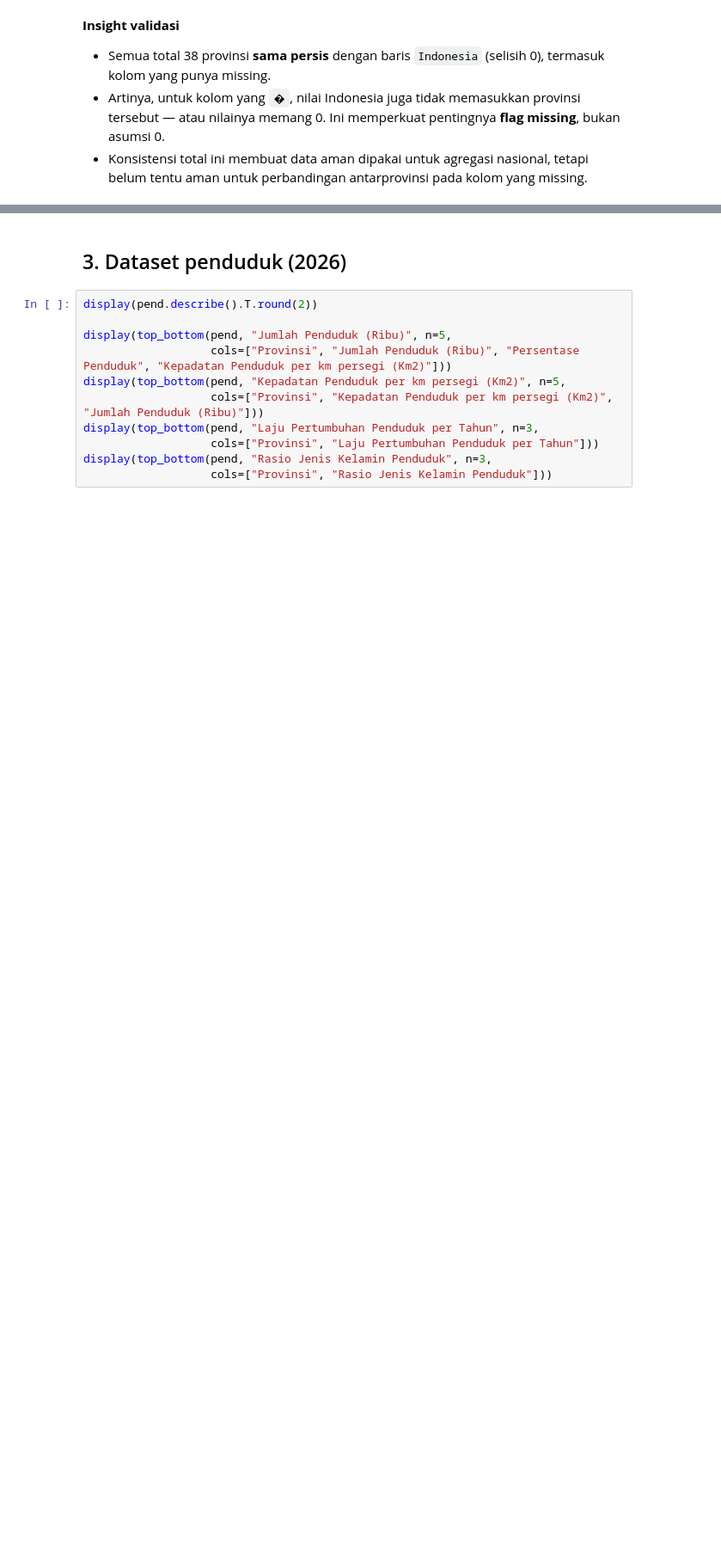
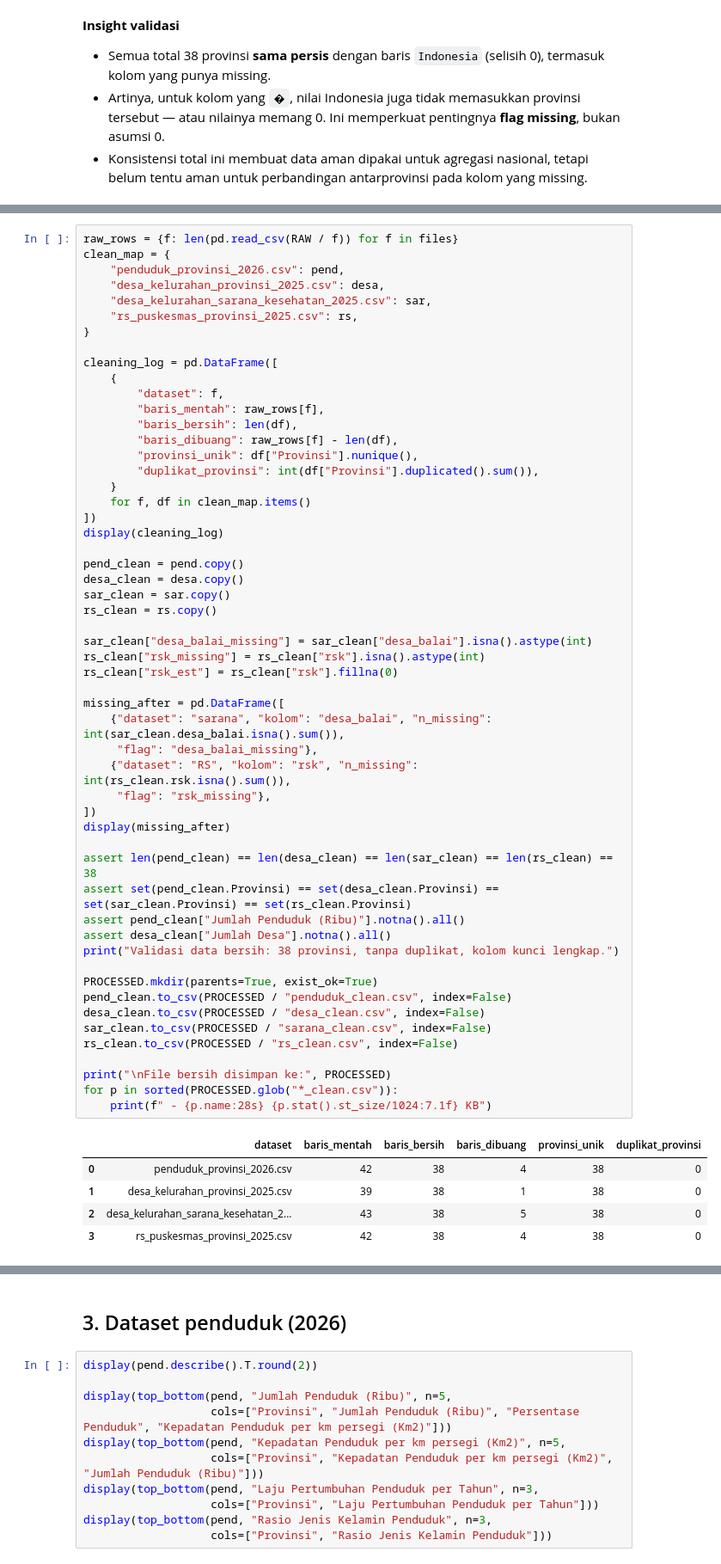
Before and after one commit to LeandroJovan/pemerataan-faskes-indonesia, a Jupyter notebook: notebooks/01_data_understanding.ipynb, the cells around one changed output, grey strips where cells are left out. Shown at 86% size. Saved outputs shown, nothing was run; the diff lists cells and outputs as text; blank space fills up the shorter version.

Commit message:
data understanding v.2

```diff
--- a/notebooks/01_data_understanding.ipynb
+++ b/notebooks/01_data_understanding.ipynb
@@ -288,0 +291,60 @@ display(checks.round(2))
+# %%
+raw_rows = {f: len(pd.read_csv(RAW / f)) for f in files}
+clean_map = {
+    "penduduk_provinsi_2026.csv": pend,
+    "desa_kelurahan_provinsi_2025.csv": desa,
+    "desa_kelurahan_sarana_kesehatan_2025.csv": sar,
+    "rs_puskesmas_provinsi_2025.csv": rs,
+}
+
+cleaning_log = pd.DataFrame([
+    {
+        "dataset": f,
+        "baris_mentah": raw_rows[f],
+        "baris_bersih": len(df),
+        "baris_dibuang": raw_rows[f] - len(df),
+        "provinsi_unik": df["Provinsi"].nunique(),
+        "duplikat_provinsi": int(df["Provinsi"].duplicated().sum()),
+    }
+    for f, df in clean_map.items()
+])
+display(cleaning_log)
+
+pend_clean = pend.copy()
+desa_clean = desa.copy()
+sar_clean = sar.copy()
+rs_clean = rs.copy()
+
+sar_clean["desa_balai_missing"] = sar_clean["desa_balai"].isna().astype(int)
+rs_clean["rsk_missing"] = rs_clean["rsk"].isna().astype(int)
+rs_clean["rsk_est"] = rs_clean["rsk"].fillna(0)
+
+missing_after = pd.DataFrame([
+    {"dataset": "sarana", "kolom": "desa_balai", "n_missing": int(sar_clean.desa_balai.isna().sum()),
+     "flag": "desa_balai_missing"},
+    {"dataset": "RS", "kolom": "rsk", "n_missing": int(rs_clean.rsk.isna().sum()),
+     "flag": "rsk_missing"},
+])
+display(missing_after)
+
+assert len(pend_clean) == len(desa_clean) == len(sar_clean) == len(rs_clean) == 38
+assert set(pend_clean.Provinsi) == set(desa_clean.Provinsi) == set(sar_clean.Provinsi) == set(rs_clean.Provinsi)
+assert pend_clean["Jumlah Penduduk (Ribu)"].notna().all()
+assert desa_clean["Jumlah Desa"].notna().all()
+print("Validasi data bersih: 38 provinsi, tanpa duplikat, kolom kunci lengkap.")
+
+PROCESSED.mkdir(parents=True, exist_ok=True)
+pend_clean.to_csv(PROCESSED / "penduduk_clean.csv", index=False)
+desa_clean.to_csv(PROCESSED / "desa_clean.csv", index=False)
+sar_clean.to_csv(PROCESSED / "sarana_clean.csv", index=False)
+rs_clean.to_csv(PROCESSED / "rs_clean.csv", index=False)
+
+print("\nFile bersih disimpan ke:", PROCESSED)
+for p in sorted(PROCESSED.glob("*_clean.csv")):
+    print(f" - {p.name:28s} {p.stat().st_size/1024:7.1f} KB")
+# %% [output]
+|  | dataset | baris_mentah | baris_bersih | baris_dibuang | provinsi_unik | duplikat_provinsi |
+| 0 | penduduk_provinsi_2026.csv | 42 | 38 | 4 | 38 | 0 |
+| 1 | desa_kelurahan_provinsi_2025.csv | 39 | 38 | 1 | 38 | 0 |
+| 2 | desa_kelurahan_sarana_kesehatan_2... | 43 | 38 | 5 | 38 | 0 |
+| 3 | rs_puskesmas_provinsi_2025.csv | 42 | 38 | 4 | 38 | 0 |
```
Also changed, not shown: parts of 5 cells of this notebook, 6 other files.
